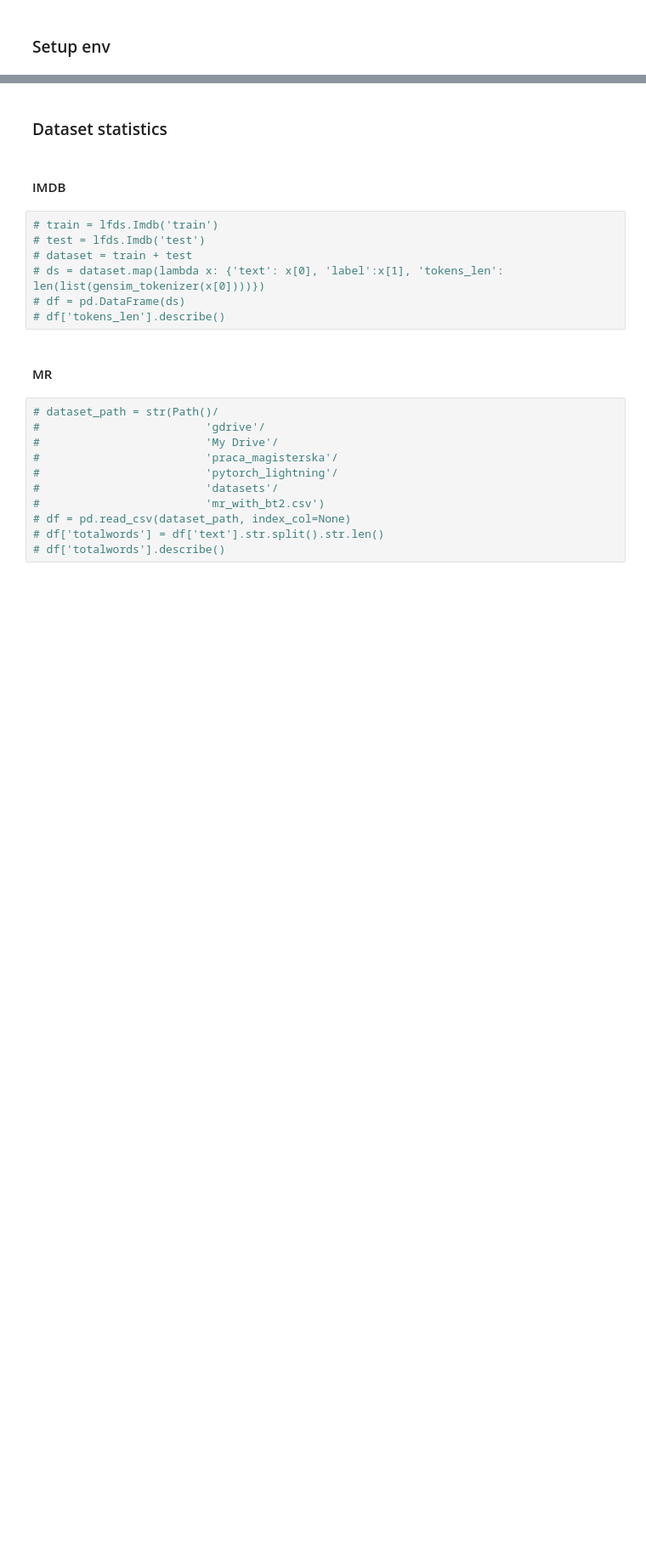
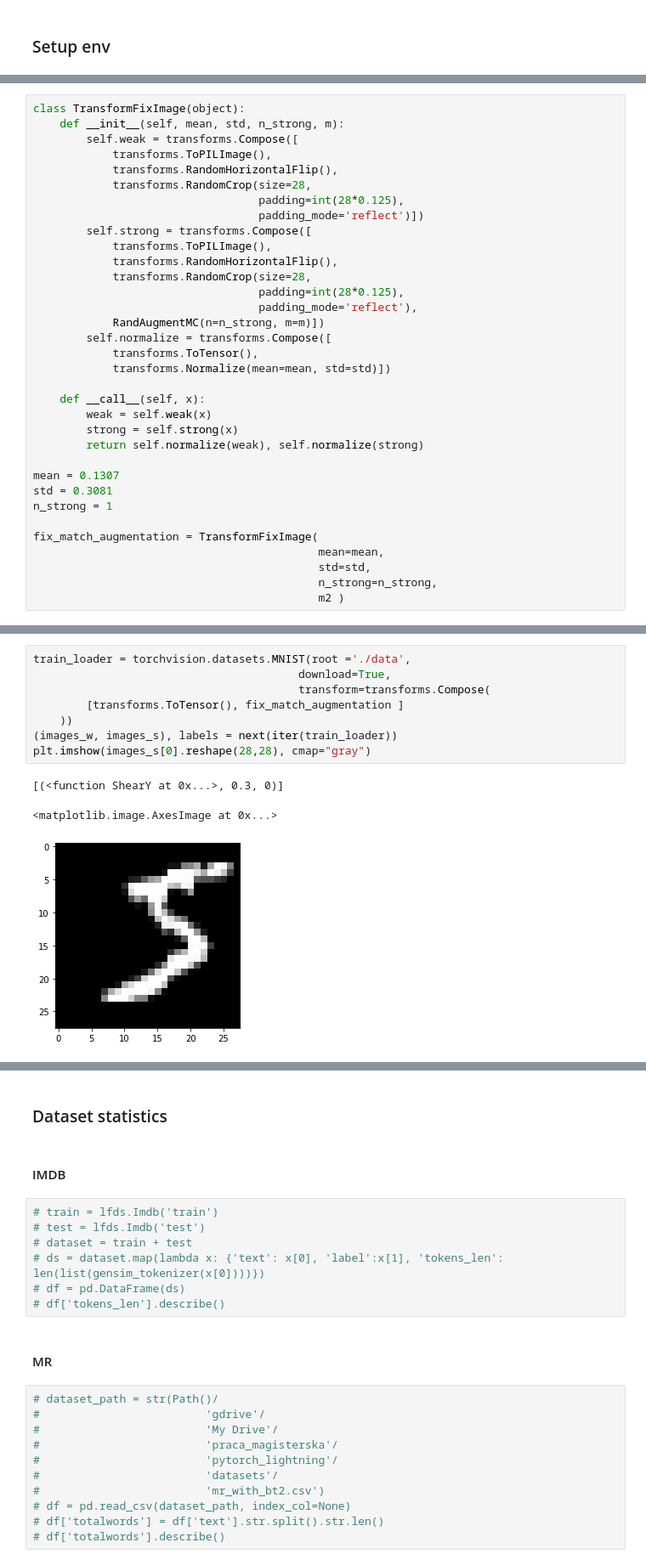
Before and after one commit to M1F1/MasterThesis, a Jupyter notebook: SemiSupervisedComposableFrameworkWithMNIST.ipynb, the cells around one changed output, grey strips where cells are left out. Shown at 85% size. Cells and saved outputs as stored; diff of their text form; blank space fills up the shorter version.

```diff
--- a/SemiSupervisedComposableFrameworkWithMNIST.ipynb
+++ b/SemiSupervisedComposableFrameworkWithMNIST.ipynb
@@ -4,0 +321,34 @@
+# %%
+class TransformFixImage(object):
+    def __init__(self, mean, std, n_strong, m):
+        self.weak = transforms.Compose([
+            transforms.ToPILImage(),
+            transforms.RandomHorizontalFlip(),
+            transforms.RandomCrop(size=28,
+                                  padding=int(28*0.125),
+                                  padding_mode='reflect')])
+        self.strong = transforms.Compose([
+            transforms.ToPILImage(),
+            transforms.RandomHorizontalFlip(),
+            transforms.RandomCrop(size=28,
+                                  padding=int(28*0.125),
+                                  padding_mode='reflect'),
+            RandAugmentMC(n=n_strong, m=m)])
+        self.normalize = transforms.Compose([
+            transforms.ToTensor(),
+            transforms.Normalize(mean=mean, std=std)])
+
+    def __call__(self, x):
+        weak = self.weak(x)
+        strong = self.strong(x)
+        return self.normalize(weak), self.normalize(strong)
+
+mean = 0.1307
+std = 0.3081
+n_strong = 1
+
+fix_match_augmentation = TransformFixImage(
+                                           mean=mean,
+                                           std=std,
+                                           n_strong=n_strong,
+                                           m2 )
@@ -4,0 +366,12 @@
+# %%
+train_loader = torchvision.datasets.MNIST(root ='./data',
+                                        download=True,
+                                        transform=transforms.Compose(
+        [transforms.ToTensor(), fix_match_augmentation ]
+    ))
+(images_w, images_s), labels = next(iter(train_loader))
+plt.imshow(images_s[0].reshape(28,28), cmap="gray")
+# %% [output]
+[(<function ShearY at 0x...>, 0.3, 0)]
+<matplotlib.image.AxesImage at 0x...>
+[figure, added]
```
Also changed, not shown: parts of 13 cells of this notebook.
